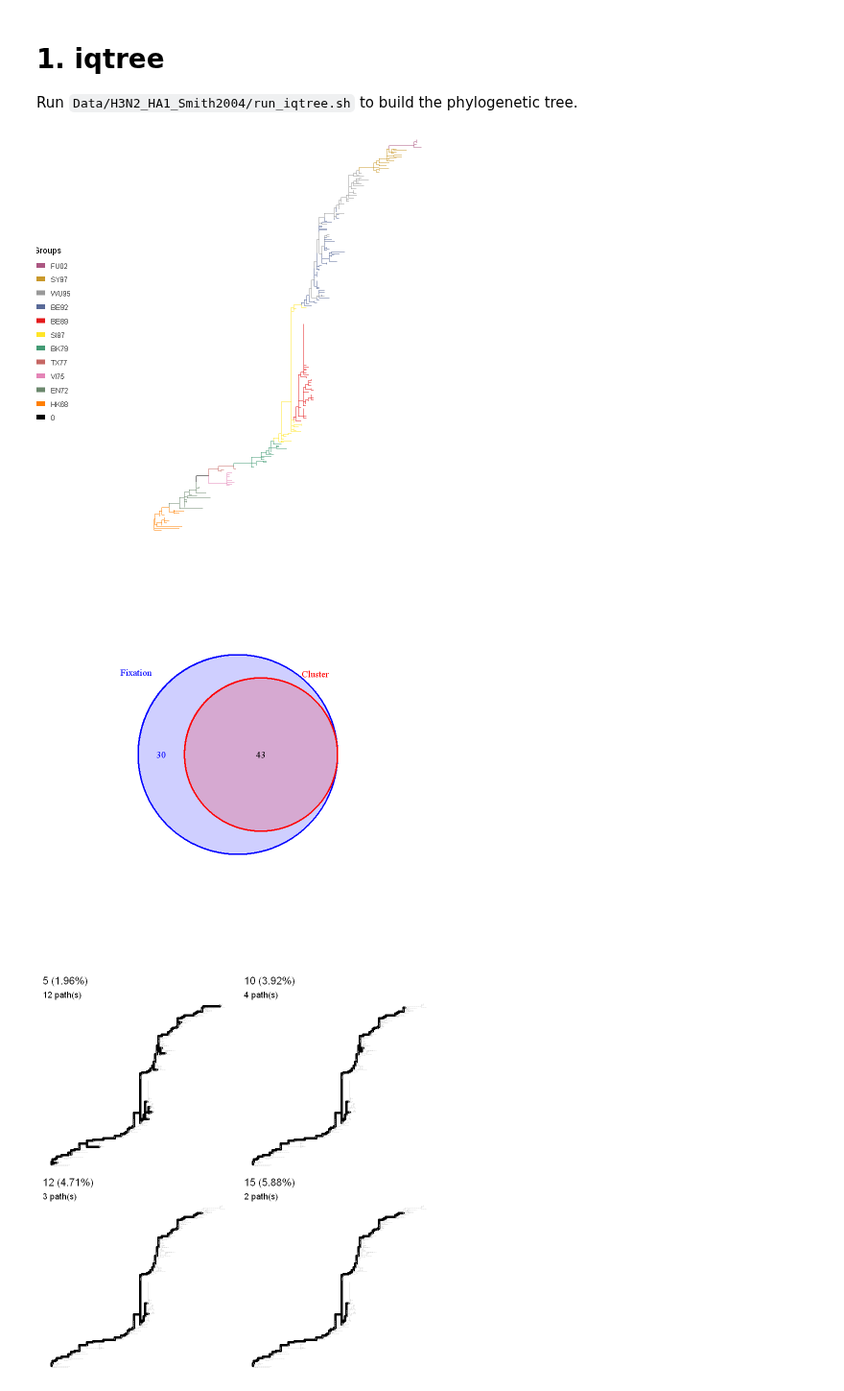
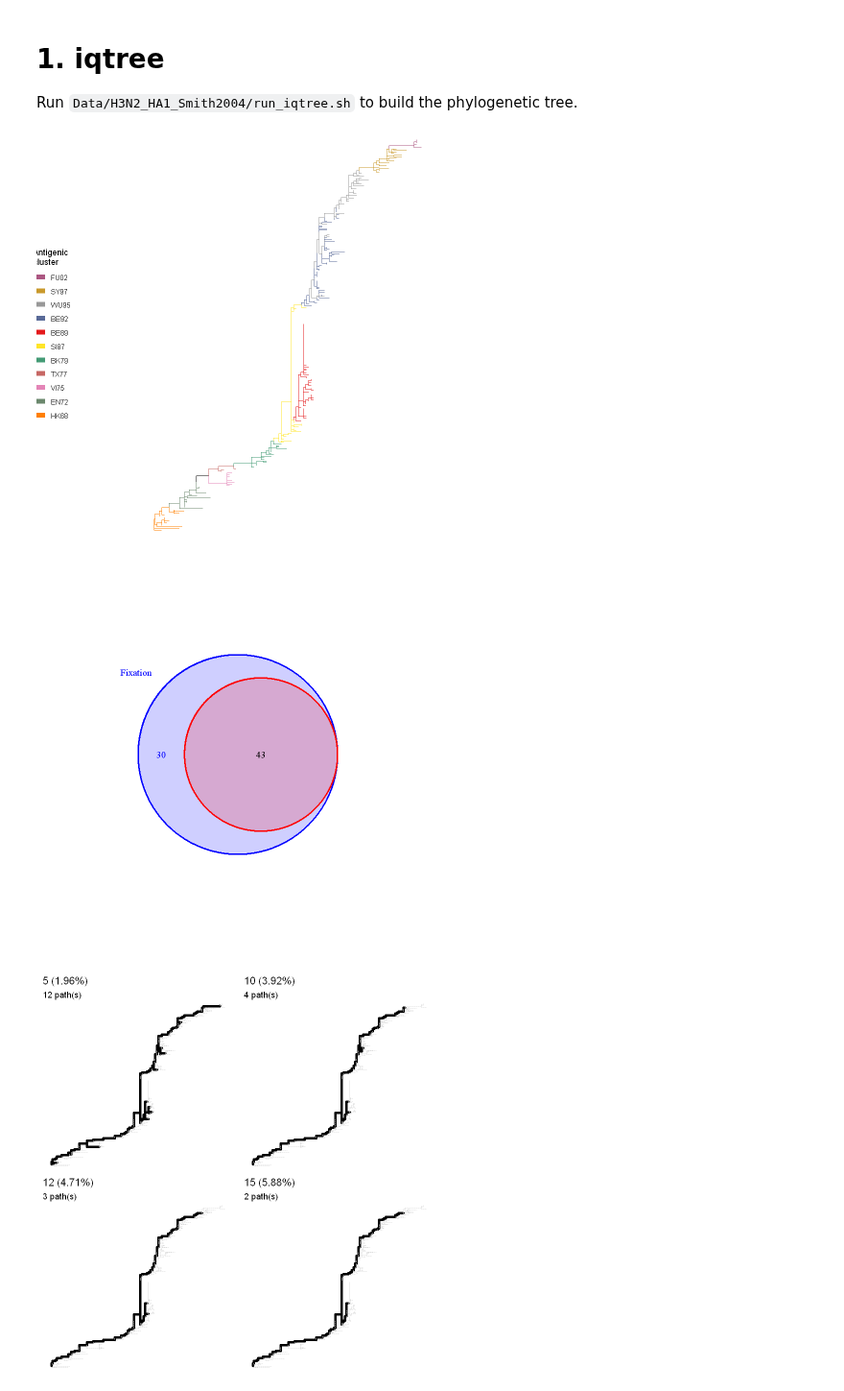
Before and after one commit to Takkoona/phyloColoring, a Jupyter notebook: 3_fixation_validation.ipynb, the cells around one changed output. Shown at 96% size. Cells and saved outputs as stored; diff of their text form; code cells hidden in the pictures.

```diff
--- a/3_fixation_validation.ipynb
+++ b/3_fixation_validation.ipynb
@@ -115,7 +119,7 @@ group <- split(clusterInfo[["id"]], clusterInfo[["cluster"]])
 
 groupColors <- colorRampPalette(brewer.pal(9, "Set1"))(length(group))
 names(groupColors) <- names(group)
-groupColors["0"] <- "black"
+groupColors["0"] <- NA
 # %% [markdown]
 # 1. iqtree
 Run `Data/H3N2_HA1_Smith2004/run_iqtree.sh` to build the phylogenetic tree.
@@ -124,41 +128,47 @@ toolname <- "iqtree"
 
 tree <- read.tree(file.path(DATA_DIR, PHYLO_TOOLS[[toolname]]))
 
-tree <- groupOTU(tree, group, group_name = "Groups")
-grouplevel <- levels(attr(tree, "Groups"))
+tree <- groupOTU(tree, group, group_name = "Cluster")
+grouplevel <- levels(attr(tree, "Cluster"))
 grouplevel <- grouplevel[order(sapply(gsub("[^0-9]", "", grouplevel), function(year) {
     if (as.integer(year) > 50) {
         res <- paste0(19, year)
     } else {
         res <- paste0(20, year)
     }
     as.integer(res)
 }), decreasing = TRUE)]
 
-attr(tree, "Groups") <- factor(attr(tree, "Groups"), grouplevel)
-p <- ggtree(tree, aes(color = Groups)) +
-    scale_color_manual(values = as.list(groupColors), limits = grouplevel) +
+attr(tree, "Cluster") <- factor(attr(tree, "Cluster"), grouplevel)
+p <- ggtree(tree, aes(color = Cluster)) +
+    scale_color_manual(
+        values = as.list(groupColors),
+        limits = setdiff(grouplevel, "0"),
+        na.translate = TRUE,
+        na.value = "black",
+        name = "Antigenic\ncluster"
+    ) +
     guides(
       color = guide_legend(
         override.aes = list(size = 3)
       )
     ) +
     theme(
         plot.margin = unit(c(5.5, 5.5, 5.5, 128), "pt"),
         legend.position = c(-0.3, 0.5)
     )
 #     theme(legend.position = "left")
 p
 
 ggsave(
     filename = file.path(OUTPUT_DIR, paste0("Smith2004_tree_", toolname, ".svg")),
     plot = p,
 #     width = 6,
     width = 6.7,
     height = 4
 )
 # %% [output]
-[figure, old version]
+[figure, new version]
 # %%
 paths <- addMSA(tree, alignment = alignment)
 mutations <- fixationSites(paths)
@@ -167,7 +177,7 @@ venn.plot <- draw.pairwise.venn(
     area1 = length(mutations),
     area2 = length(ANTIGENIC_SITES),
     cross.area = length(intersect(ANTIGENIC_SITES, as.integer(allSitesName(mutations)))),
-    category = c("Fixation", "Cluster"),
+    category = c("Fixation", ""),
     ext.text = FALSE,
     offset = 1,
     fill = c("blue", "red"),
@@ -186,7 +196,7 @@ svg(filename = file.path(OUTPUT_DIR, "Smith2004_venn.svg"), width = 3, height =
 grid.draw(venn.plot)
 invisible(dev.off())
 # %% [output]
-[figure, old version]
+[figure, new version]
 # %%
 pdf(file = file.path(OUTPUT_DIR, "TP.pdf"), width = 15, height = 5)
 for (site in ANTIGENIC_SITES) {
```
Also changed, not shown: parts of 5 cells of this notebook, 10 other files.
